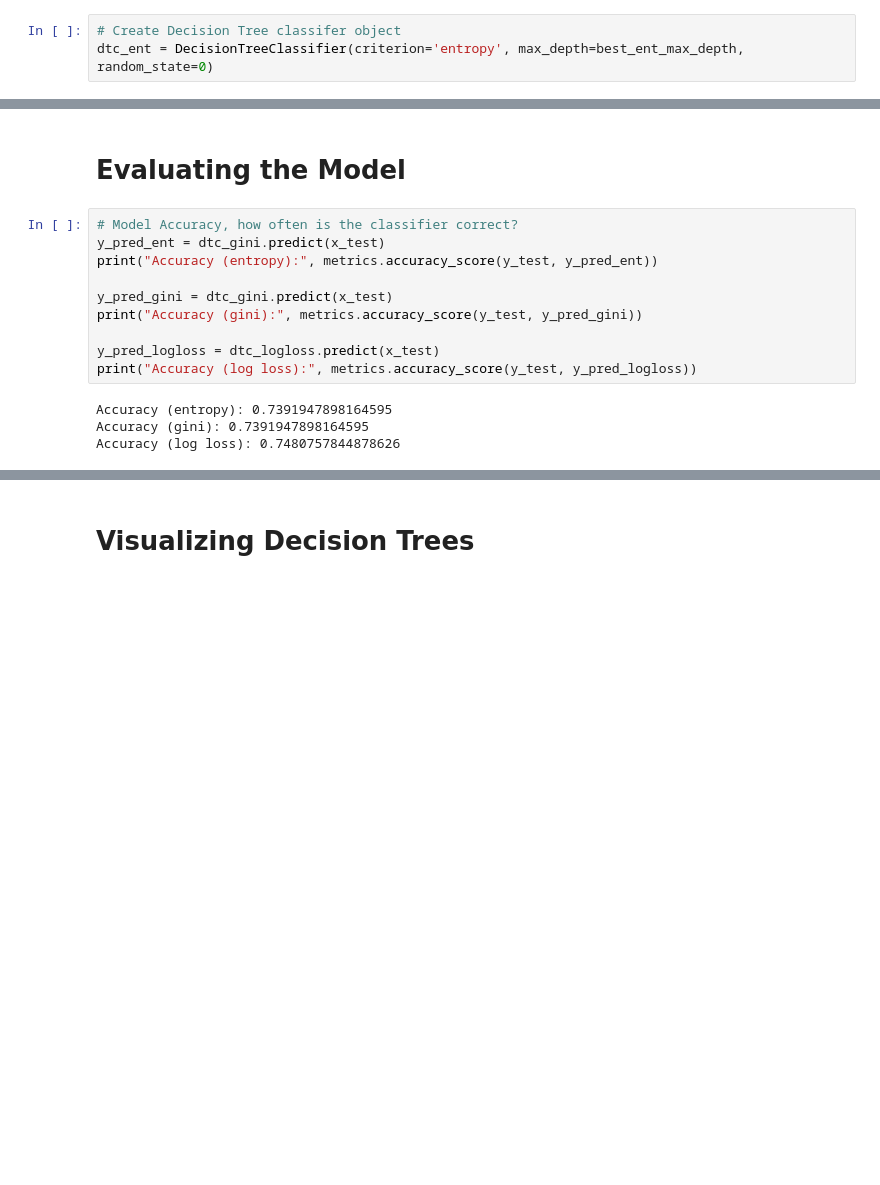
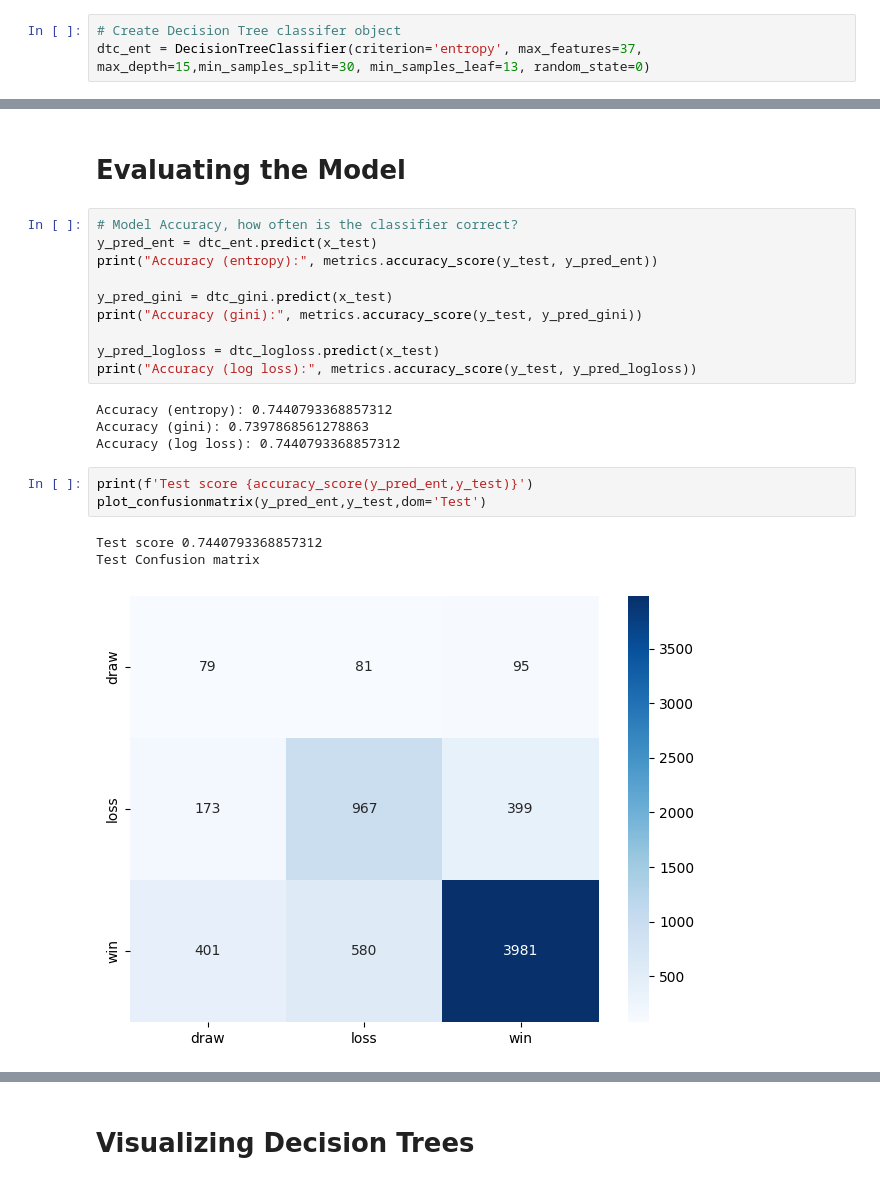
Before and after one commit to amirkasaei/Decision-Tree-Classifier-with-scikit-learn, a Jupyter notebook: Decision_Tree.ipynb, the cells around one changed output, grey strips where cells are left out. Saved outputs shown, nothing was run; the diff lists cells and outputs as text; blank space fills up the shorter version.

```diff
--- a/Decision_Tree.ipynb
+++ b/Decision_Tree.ipynb
@@ -398,7 +401,7 @@ accuracy_score(y_test_pred,y_test)
 ### **Informaion Gain (Entropy)**
 # %%
 # Create Decision Tree classifer object
-dtc_ent = DecisionTreeClassifier(criterion='entropy', max_depth=best_ent_max_depth, random_state=0)
+dtc_ent = DecisionTreeClassifier(criterion='entropy', max_features=37, max_depth=15,min_samples_split=30, min_samples_leaf=13, random_state=0)
 # %%
 # Train Decision Tree Classifer
 dtc_ent = dtc_ent.fit(x_train, y_train)
@@ -440,7 +443,7 @@ Accuracy (gini): 0.7456623632924924
 # **Evaluating the Model**
 # %%
 # Model Accuracy, how often is the classifier correct?
-y_pred_ent = dtc_gini.predict(x_test)
+y_pred_ent = dtc_ent.predict(x_test)
 print("Accuracy (entropy):", metrics.accuracy_score(y_test, y_pred_ent))
 
 y_pred_gini = dtc_gini.predict(x_test)
@@ -449,9 +452,16 @@ print("Accuracy (gini):", metrics.accuracy_score(y_test, y_pred_gini))
 y_pred_logloss = dtc_logloss.predict(x_test)
 print("Accuracy (log loss):", metrics.accuracy_score(y_test, y_pred_logloss))
 # %% [output]
-Accuracy (entropy): 0.7391947898164595
-Accuracy (gini): 0.7391947898164595
-Accuracy (log loss): 0.7480757844878626
+Accuracy (entropy): 0.7440793368857312
+Accuracy (gini): 0.7397868561278863
+Accuracy (log loss): 0.7440793368857312
+# %%
+print(f'Test score {accuracy_score(y_pred_ent,y_test)}')
+plot_confusionmatrix(y_pred_ent,y_test,dom='Test')
+# %% [output]
+Test score 0.7440793368857312
+Test Confusion matrix
+[figure, added]
 # %%
 print(f'Test score {accuracy_score(y_pred_gini,y_test)}')
 plot_confusionmatrix(y_pred_gini,y_test,dom='Test')
```
Also changed, not shown: parts of 20 cells of this notebook.
